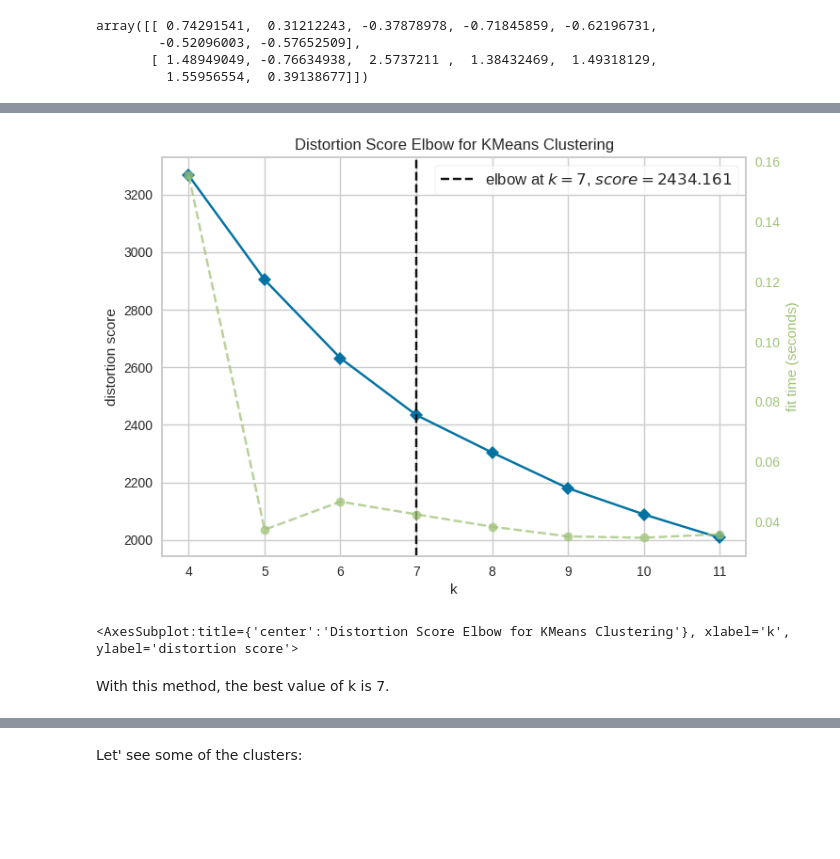
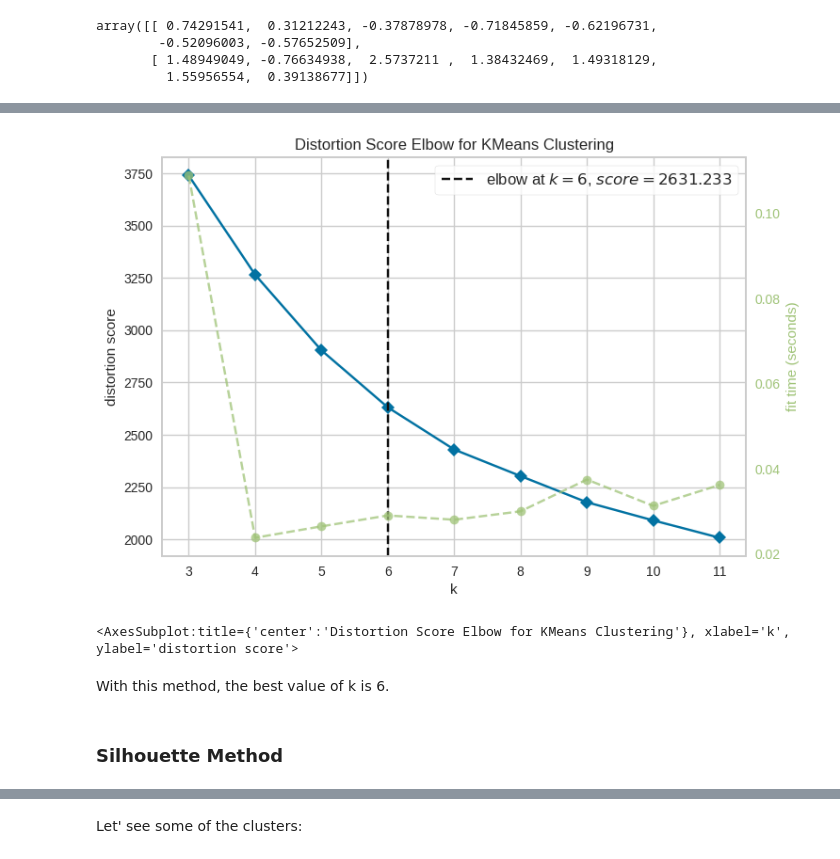
Before and after one commit to MNGARCIA085/Unsupervised-Learning, a Jupyter notebook: Customer Segmentation/Customer segmentation with K-means.ipynb, the cells around one changed output, grey strips where cells are left out. Saved outputs shown, nothing was run; the diff lists cells and outputs as text; code cells hidden in the pictures; blank space fills up the shorter version.

```diff
--- a/Customer Segmentation/Customer segmentation with K-means.ipynb
+++ b/Customer Segmentation/Customer segmentation with K-means.ipynb
@@ -68,5 +122,5 @@ X = df.values[:,1:] # we take all values except of course the index in the dataf
 X = np.nan_to_num(X)
 
 # normalize
-X = StandardScaler().fit_transform(X)
+X_std = StandardScaler().fit_transform(X)
 # %%
@@ -84,12 +145,14 @@ We're implementing K-means. To determine the optimal value of K, we'll utilize t
 # %%
 # Instantiate the clustering model and visualizer
 model = KMeans()
-visualizer = KElbowVisualizer(model, k=(4,12))
+visualizer = KElbowVisualizer(model, k=(3,12))
 
-visualizer.fit(X)        # Fit the data to the visualizer
+visualizer.fit(X_std)        # Fit the data to the visualizer
 visualizer.show()        # Finalize and render the figure
 # %% [output]
-[figure, old version]
+[figure, new version]
 <AxesSubplot:title={'center':'Distortion Score Elbow for KMeans Clustering'}, xlabel='k', ylabel='distortion score'>
 # %% [markdown]
-With this method, the best value of k is 7.
+With this method, the best value of k is 6.
+# %% [markdown]
+### Silhouette Method
```
Also changed, not shown: parts of 27 cells of this notebook.
